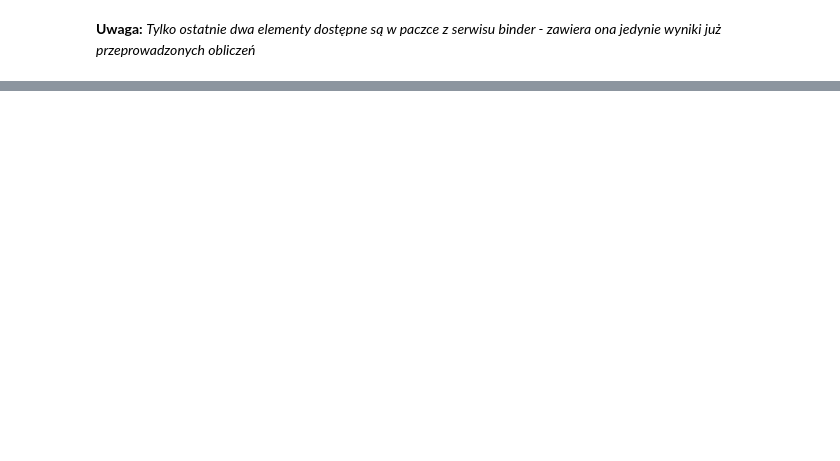
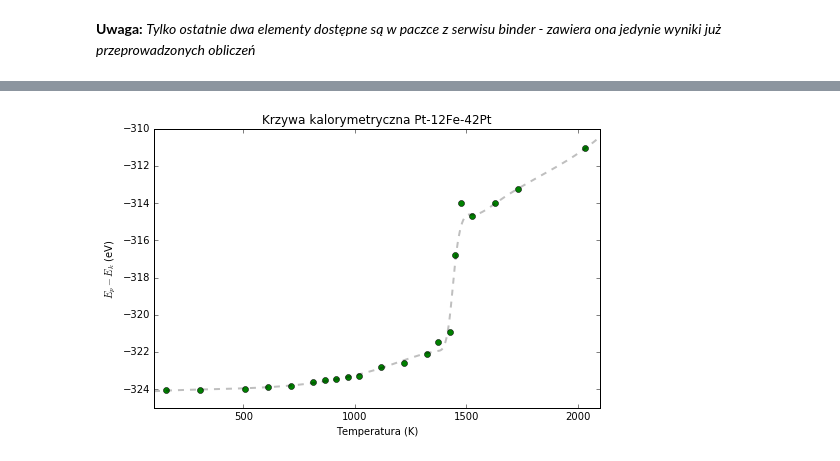
Before and after one commit to jochym/abinitio-workshop, a Jupyter notebook: notebooks/Prezentacja.ipynb, the cells around one changed output, grey strips where cells are left out. Saved outputs shown, nothing was run; the diff lists cells and outputs as text; code cells hidden in the pictures; blank space fills up the shorter version.

```diff
--- a/notebooks/Prezentacja.ipynb
+++ b/notebooks/Prezentacja.ipynb
@@ -60,0 +163,8 @@ Istnieje wiele sposobów organizacji pracy przy obliczeniowych badaniach materia
+# %%
+# Wczytanie danych wyliczonych przez program VASP przygotowanych wczesniej
+md={}
+for k,tr in pickle.load(gzip.open('data/md_PtFePt.p.gz','rb')).items():
+    T=int(k.split('/')[-1][1:])
+    md[T]=tr
+
+print(sorted(md.keys()))
@@ -60,0 +240,26 @@ Istnieje wiele sposobów organizacji pracy przy obliczeniowych badaniach materia
+# %%
+dat=[]
+for T in sorted(md):
+    dt,tr=md[T]
+    epot=array([s.get_potential_energy() for s in tr])
+    epot=((epot[:-1]+epot[1:])/2)
+    ekin=sum(array(calc_kinen(tr,dt*un.fs)),axis=-1)
+    etot=epot+sum(ekin,axis=-1)
+    temp_v, temp_d=calc_temp(tr,dt*un.fs)
+    atemp=mean(temp_v)
+    dat.append([atemp, mean(epot), mean(ekin),
+                mean((etot-mean(etot))**2)/(un.kB*(atemp**2))])
+dat=array(dat).T
+# %%
+plt.figure(figsize=(8,5))
+plt.plot(dat[0],dat[1]-dat[2],'go')
+x=(dat[0])[np.arange(dat.shape[1])!=16];
+y=(dat[1]-dat[2])[np.arange(dat.shape[1])!=16]
+s=inter.UnivariateSpline(x, y, s=1.3)
+xx=np.arange(100,2100,5)
+plt.plot(xx,s(xx),'k--',lw=2,alpha=0.25);
+plt.xlabel('Temperatura (K)'); plt.ylabel('$E_p - E_k$ (eV)');
+plt.title('Krzywa kalorymetryczna Pt-12Fe-42Pt')
+plt.xlim(100,2100); plt.ylim(-325,-310);
+# %% [output]
+[figure, added]
```
Also changed, not shown: parts of 35 cells of this notebook, 7 other files.
